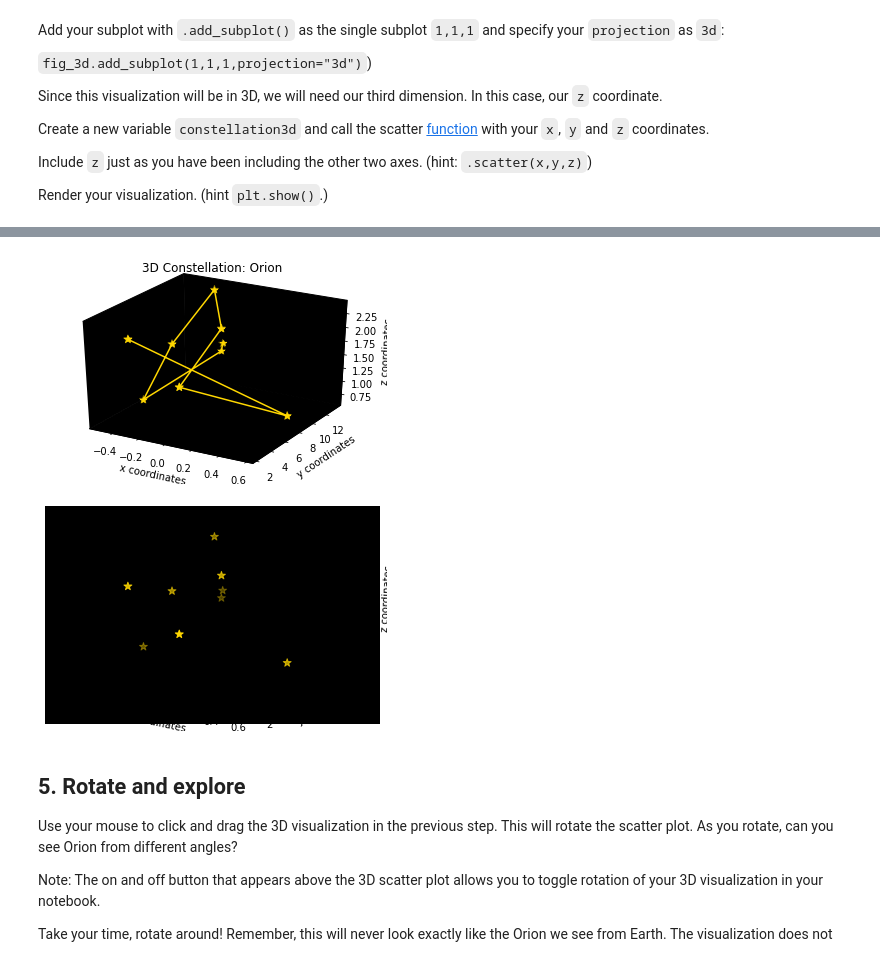
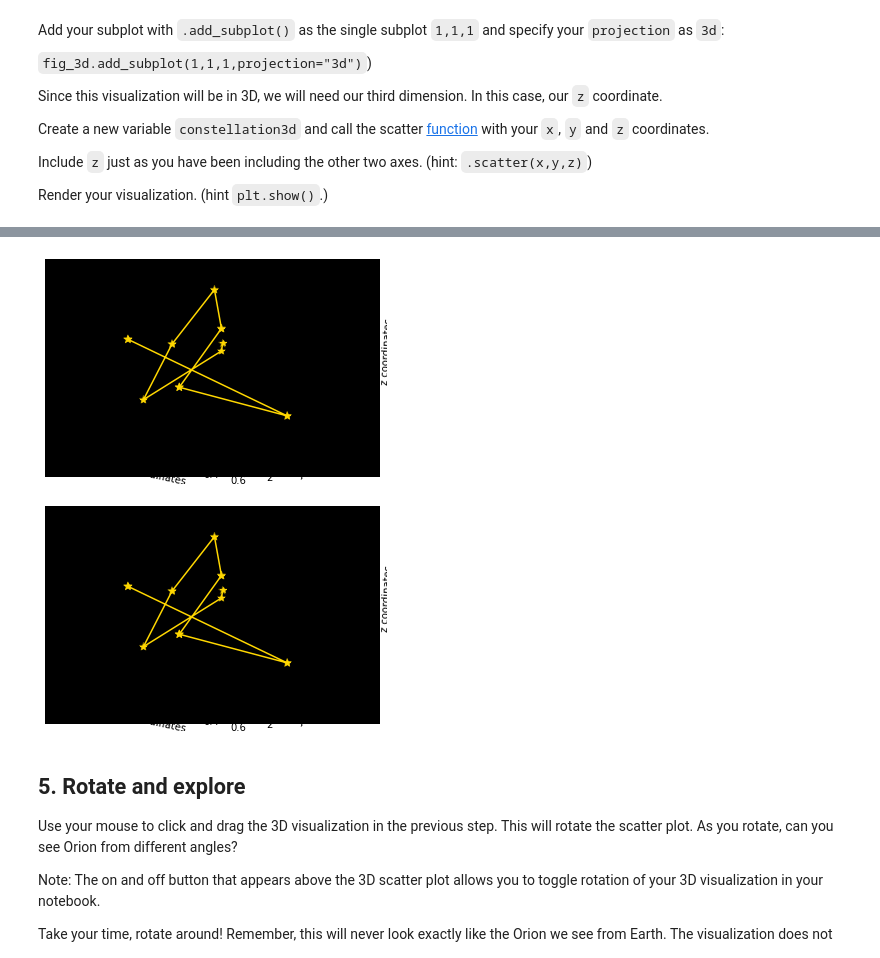
Before and after one commit to maeve70/OrionConstellation, a Jupyter notebook: OrionConstellation.ipynb, the cells around one changed output, grey strips where cells are left out. Cells and saved outputs as stored; diff of their text form; code cells hidden in the pictures.

```diff
--- a/OrionConstellation.ipynb
+++ b/OrionConstellation.ipynb
@@ -96,25 +126,25 @@ Render your visualization. (hint `plt.show()`.)
 # %%
 fig3d = plt.figure()
 ax3D = fig3d.add_subplot(1,1,1, projection="3d")
 ax3D.set_facecolor('black')
-plt.gca().patch.set_facecolor('white')
+#plt.gca().patch.set_facecolor('white')
 ax3D.grid(False)
 plt.title('3D Constellation: Orion')
 ax3D.set_xlabel('x coordinates')
 ax3D.set_ylabel('y coordinates')
 ax3D.set_zlabel('z coordinates')
 ax3D.w_xaxis.set_pane_color((0, 0, 0, 1.0))
 ax3D.w_yaxis.set_pane_color((0, 0, 0, 1.0))
 ax3D.w_zaxis.set_pane_color((0, 0, 0, 1.0))
 
 ax3D.scatter(x,y,z, c='gold', marker = '*', s= 70)
 ax3D.plot(x,y,z, c='gold', marker ='*') #with lines
 
 plt.show()
 # %% [output]
-[figure, old version]
+[figure, new version]
 # %%
-#don't like this one.
+#don't like this one. Eh, upon further inspection, it's okay I guess.
 fig3d = plt.figure()
 ax3D = fig3d.add_subplot(1,1,1, projection="3d")
 ax3D.set_facecolor('black')
@@ -129,11 +159,11 @@ ax3D.w_yaxis.set_pane_color((0, 0, 0, 0))
 ax3D.w_zaxis.set_pane_color((0, 0, 0, 0))
 
 ax3D.scatter(x,y,z, c='gold', marker = '*', s= 70)
-#ax3D.plot(x,y,z, c='gold', marker ='*') #with lines
+ax3D.plot(x,y,z, c='gold', marker ='*') #with lines
 
 plt.show()
 # %% [output]
-[figure, old version]
+[figure, new version]
 # %% [markdown]
 ## 5. Rotate and explore
 
```
Also changed, not shown: parts of 6 cells of this notebook.
